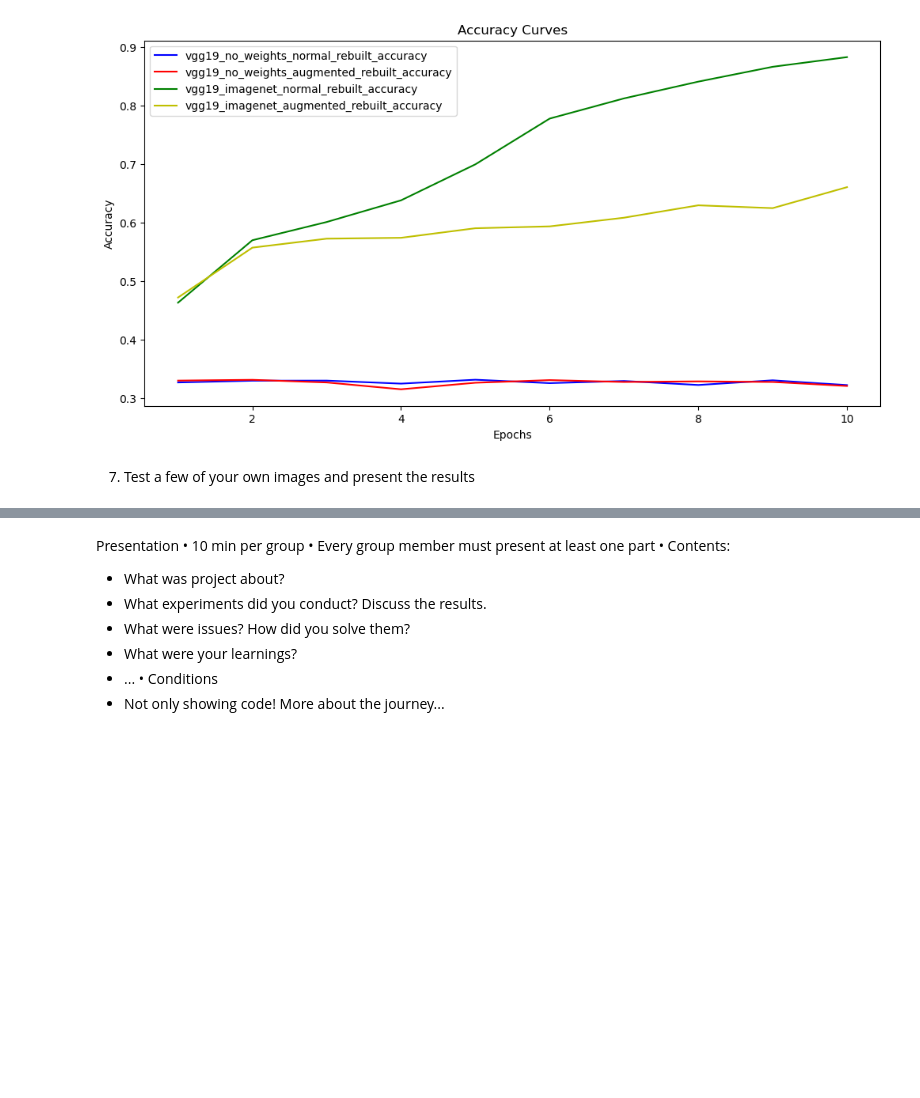
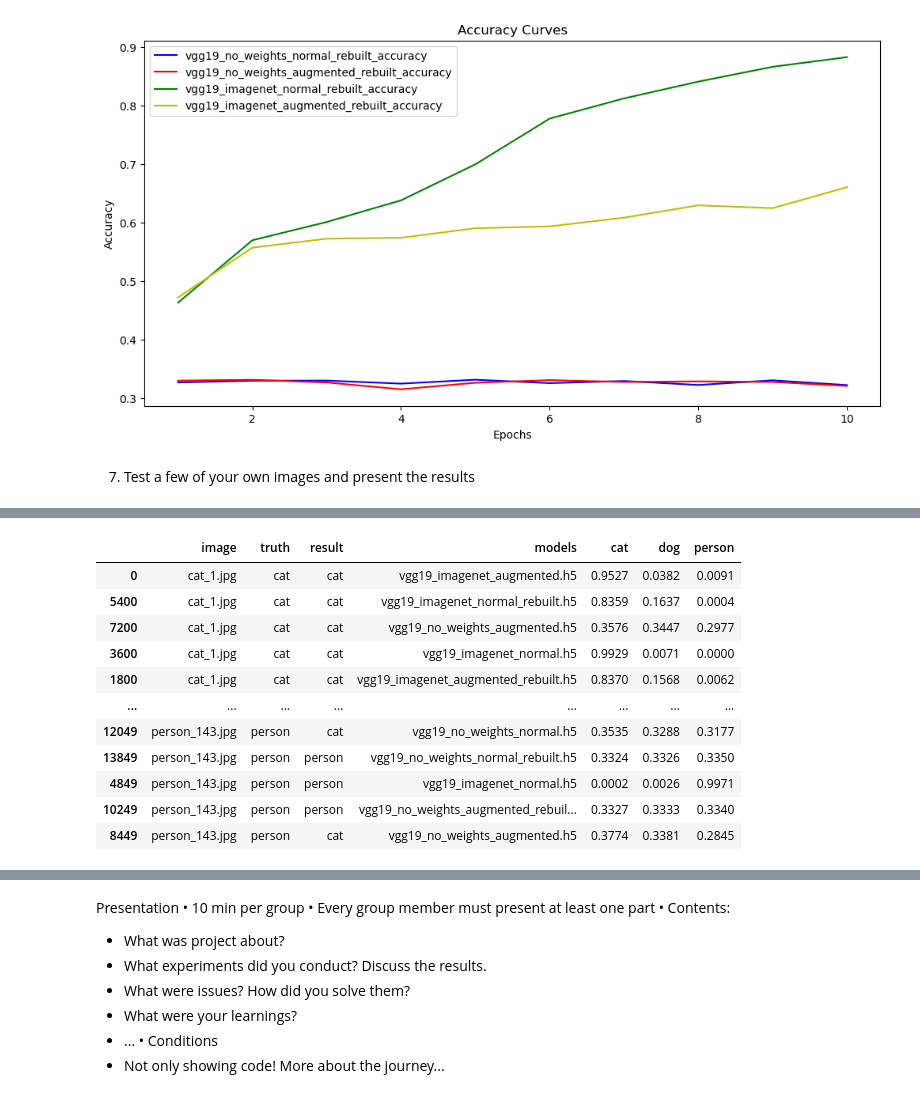
Before and after one commit to ai22m006/Computer_Vision, a Jupyter notebook: main.ipynb, the cells around one changed output, grey strips where cells are left out. Drawn from its saved outputs; the diff is of its cells as text; code cells hidden in the pictures; blank space fills up the shorter version.

```diff
--- a/main.ipynb
+++ b/main.ipynb
@@ -995,0 +1064,73 @@ plt.show()
+# %%
+import matplotlib.pyplot as plt
+from keras.models import load_model
+from keras import utils
+import numpy as np
+# Preprocess your own images
+path_i = "temp"
+image_filenames = []
+for filename in os.listdir(path_i):
+    if filename.endswith(".jpg"):
+        image_filenames.append(filename)
+
+print(image_filenames)
+
+images = []
+for img_path in image_filenames:
+    img = utils.load_img(path_i+"\\" + img_path, target_size=(224, 224))
+    img = utils.img_to_array(img)
+    img = np.expand_dims(img, axis=0)
+    img = img / 255.0  # Normalize pixel values to [0, 1]
+    images.append(img)
+images = np.concatenate(images, axis=0)
+
+pd.set_option('display.float_format', lambda x: '%.4f' % x)
+df_val_images = pd.DataFrame(columns=['image', 'truth', 'result', 'models','cat', 'dog', 'person'])
+
+# go through the models folder and save every filename in a list
+model_filenames = []
+path_m = "models"
+for filename in os.listdir(path_m):
+    if filename.endswith(".h5"):
+        model_filenames.append(filename)
+
+print(model_filenames)
+
+
+models = []
+for model_path in model_filenames:
+    model = load_model( path_m+"\\"+ model_path)
+    # Make predictions with each model on your own images
+    predictions = model.predict(images)
+    for i in range(len(image_filenames)):
+        result = np.argmax(predictions[i])
+        if result == 0:
+            result = 'cat'
+        elif result == 1:
+            result = 'dog'
+        else:
+            result = 'person'
+        df_val_images = df_val_images.append(
+            {
+                'models': model_path,
+                'image': image_filenames[i],
+                'cat': predictions[i][0],
+                'dog': predictions[i][1],
+                'person': predictions[i][2],
+                'result': result,
+                'truth': image_filenames[i].split('_')[0]
+            },
+            ignore_index=True
+        )
+
+# sort by image name
+df_val_images = df_val_images.sort_values(by=['image'])
+
+print("predictions of the models with validation data")
+
+
+# delete temp folder
+shutil.rmtree("temp")
+
+df_val_images.head(10000)
+# %% [output]
@@ -995,0 +1148,12 @@ plt.show()
+|  | image | truth | result | models | cat | dog | person |
+| 0 | cat_1.jpg | cat | cat | vgg19_imagenet_augmented.h5 | 0.9527 | 0.0382 | 0.0091 |
+| 5400 | cat_1.jpg | cat | cat | vgg19_imagenet_normal_rebuilt.h5 | 0.8359 | 0.1637 | 0.0004 |
+| 7200 | cat_1.jpg | cat | cat | vgg19_no_weights_augmented.h5 | 0.3576 | 0.3447 | 0.2977 |
+| 3600 | cat_1.jpg | cat | cat | vgg19_imagenet_normal.h5 | 0.9929 | 0.0071 | 0.0000 |
+| 1800 | cat_1.jpg | cat | cat | vgg19_imagenet_augmented_rebuilt.h5 | 0.8370 | 0.1568 | 0.0062 |
+| ... | ... | ... | ... | ... | ... | ... | ... |
+| 12049 | person_143.jpg | person | cat | vgg19_no_weights_normal.h5 | 0.3535 | 0.3288 | 0.3177 |
+| 13849 | person_143.jpg | person | person | vgg19_no_weights_normal_rebuilt.h5 | 0.3324 | 0.3326 | 0.3350 |
+| 4849 | person_143.jpg | person | person | vgg19_imagenet_normal.h5 | 0.0002 | 0.0026 | 0.9971 |
+| 10249 | person_143.jpg | person | person | vgg19_no_weights_augmented_rebuil... | 0.3327 | 0.3333 | 0.3340 |
+| 8449 | person_143.jpg | person | cat | vgg19_no_weights_augmented.h5 | 0.3774 | 0.3381 | 0.2845 |
```
Also changed, not shown: parts of 12 cells of this notebook, 1 other file.
